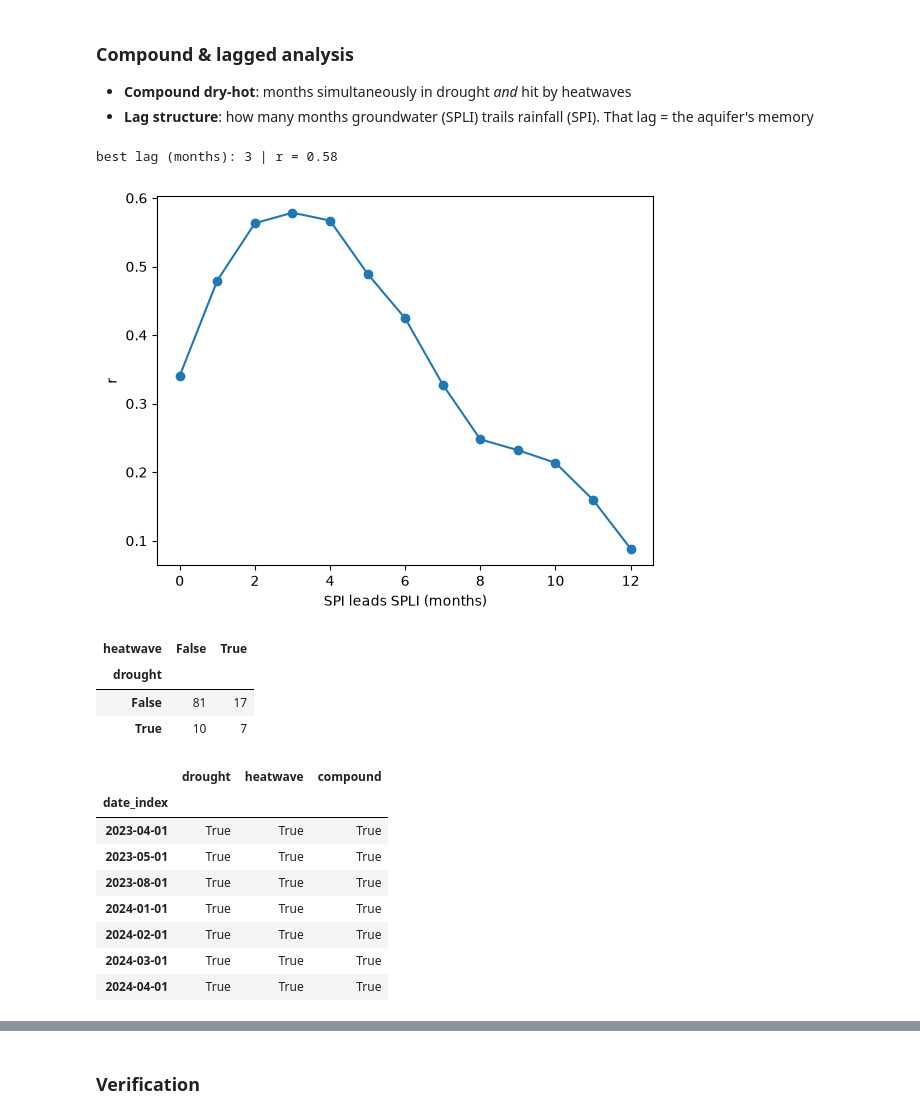
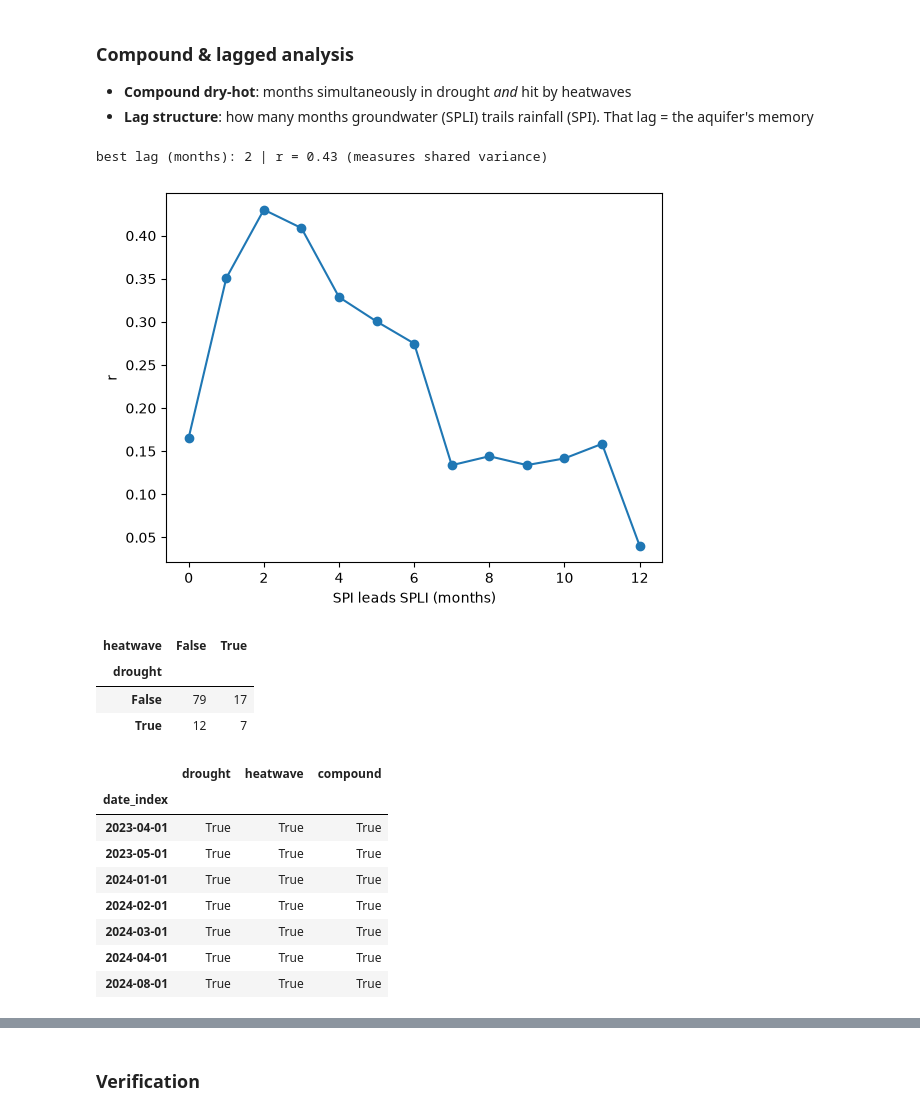
Before and after one commit to lauradmch/NappeCast-forecasting, a Jupyter notebook: notebooks/extreme_events_analysis.ipynb, the cells around one changed output, grey strips where cells are left out. Drawn from its saved outputs; the diff is of its cells as text; code cells hidden in the pictures.

Commit message:
fix: add cross-correlation plot

```diff
--- a/notebooks/extreme_events_analysis.ipynb
+++ b/notebooks/extreme_events_analysis.ipynb
@@ -15,3 +15,15 @@ heatwaves), characterise each (duration, intensity, severity), and study
 **Reference for the graphs**: https://www.brgm.fr/en/reference-completed-project/standardised-piezometric-level-indicator-spli-water-resource-management
 # %% [markdown]
 ### Setup
+# %%
+import pandas as pd, numpy as np
+import matplotlib.pyplot as plt, matplotlib.colors as mcolors
+from pathlib import Path
+#from src.config import load_config
+from scipy.stats import norm
+
+#CONFIG = load_config()
+#INPUT = Path(CONFIG["paths"]["data"]["interim"]) / "dataset_merged_featured_adc.csv"
+INPUT = Path("..") / "data" / "interim" / "dataset_merged_featured_adc.csv"
+df = pd.read_csv(INPUT).set_index("date_index")
+df.index = pd.to_datetime(df.index); df = df.sort_index()
@@ -18,13 +63,4 @@ heatwaves), characterise each (duration, intensity, severity), and study
 # %%
-import pandas as pd, numpy as np
-import matplotlib.pyplot as plt, matplotlib.colors as mcolors
-from scipy.stats import norm
-from pathlib import Path
-
-INPUT = Path("..") / "data" / "interim" / "featured_data.csv"
-df = pd.read_csv(INPUT).set_index("date_index")
-df.index = pd.to_datetime(df.index); df = df.sort_index()
-
 # Daily water balance = rain - reference ET (drives an SPEI-like index).
 df["Peff"] = df["precipitation_sum"] - df["et0_fao_evapotranspiration"]
 
@@ -33,8 +69,14 @@ GWL  = "niveau_nappe_eau"                 # state -> aggregate by MEAN
 SM   = "soil_moisture_0_to_100cm_mean"    # state -> aggregate by MEAN
 PRCP = "precipitation_sum"                # flux  -> aggregate by SUM
 PEFF = "Peff"                             # flux  -> aggregate by SUM
+ET = "et0_fao_evapotranspiration"        # flux  -> aggregate by SUM
+ST = "soil_temperature_0_to_100cm_mean"   # state -> aggregate by MEAN
+SR = "shortwave_radiation_sum"            # flux  -> aggregate by SUM
+WS = "wind_speed_10m_mean"                # state -> aggregate by MEAN
+CC = "cloud_cover_mean"                   # state -> aggregate by MEAN
+PMSL = "pressure_msl_mean"                # state -> aggregate by MEAN
 # Heatwave needs daily MAX air temp
-TMAX = "temperature_2m_max" if "temperature_2m_max" in df.columns else "soil_temperature_0_to_100cm_mean" #None
+TMAX = "temperature_2m_max"
 print("rows:", len(df), "| span:", df.index.min().date(), "->", df.index.max().date())
 df[[GWL, PRCP, PEFF, SM, TMAX]].describe().round(2)
 # %% [output]
@@ -86,6 +128,12 @@ SCALES = [1, 3, 6, 12]
 idx = {}
 SPEC = [("SPLI", GWL, "mean"),
         ("SPI",  PRCP, "sum"),
+        ("SETI", ET, "sum"),
+        ("SSTI",  ST, "sum"),
+        ("SSRI",  SR, "sum"),
+        ("SWSI",  WS, "sum"),
+        ("SCCI",  CC, "sum"),
+        ("SPMI",PMSL, "sum"),
         ("SPEI", PEFF, "sum"),    # water-balance drought (rain minus ET0)
         ("SSMI", SM,  "mean")]    # standardized soil moisture
 for name, col, agg in SPEC:
@@ -249,40 +303,40 @@ heatwave days: 165
 - **Lag structure**: how many months groundwater (SPLI) trails rainfall (SPI). That lag
   = the aquifer's memory
 # %%
-# Lag: cross-correlate SPI-3 (cause) vs SPLI-3 (response)
-a = idx[("SPI", 3)].dropna() # 3-month precipitation index
-b = idx[("SPLI", 3)].dropna() # 3-month groundwater index
+# Lag: cross-correlate SPI-1 (cause) vs SPLI-1 (response)
+a = idx[("SPI", 1)].dropna() # 1-month precipitation index
+b = idx[("SPLI", 1)].dropna() # 1-month groundwater index
 common = a.index.intersection(b.index) # set of months present in both series
 a, b = a.loc[common], b.loc[common]
 # For each lag L from 0 to 12 months: b.shift(-L) moves SPLI earlier by L months,
 # so month t now lines up with the groundwater value from month t+L.
 # hen a.corr(...) computes the Pearson correlation between rainfall at t and groundwater at t+L
 corr = {L: a.corr(b.shift(-L)) for L in range(0, 13)}       # SPI leads SPLI by L
 # Picks the lag L with the highest correlation
 best = max(corr, key=corr.get)
-print("best lag (months):", best, "| r =", round(corr[best], 2))
+print("best recharge lag (months):", best, "| r =", round(corr[best], 2), "(measures shared variance)")
 pd.Series(corr).plot(marker="o"); plt.xlabel("SPI leads SPLI (months)"); plt.ylabel("r"); plt.show()
 
 # Compound dry-hot
-drought_month = (idx[("SPLI", 3)] < -1) # where 3-month groundwater is below −1 (in moderate+ drought)
+drought_month = (idx[("SPLI", 1)] < -1) # where 3-month groundwater is below −1 (in moderate+ drought)
 hw_month = hw.resample("MS").sum() > 0 # counts heatwave days per month
 comp = pd.concat([drought_month.rename("drought"),
                   hw_month.rename("heatwave")], axis=1).dropna()
 comp["compound"] = comp.drought & comp.heatwave
 display(pd.crosstab(comp.drought, comp.heatwave), comp[comp.compound])
 # %% [output]
-best lag (months): 3 | r = 0.58
+best lag (months): 2 | r = 0.43 (measures shared variance)
-[figure, old version]
+[figure, new version]
 | heatwave | False | True |
 | drought |  |  |
-| False | 81 | 17 |
-| True | 10 | 7 |
+| False | 79 | 17 |
+| True | 12 | 7 |
 |  | drought | heatwave | compound |
 | date_index |  |  |  |
 | 2023-04-01 | True | True | True |
 | 2023-05-01 | True | True | True |
-| 2023-08-01 | True | True | True |
 | 2024-01-01 | True | True | True |
 | 2024-02-01 | True | True | True |
 | 2024-03-01 | True | True | True |
 | 2024-04-01 | True | True | True |
+| 2024-08-01 | True | True | True |
```
Also changed, not shown: parts of 7 cells of this notebook.
